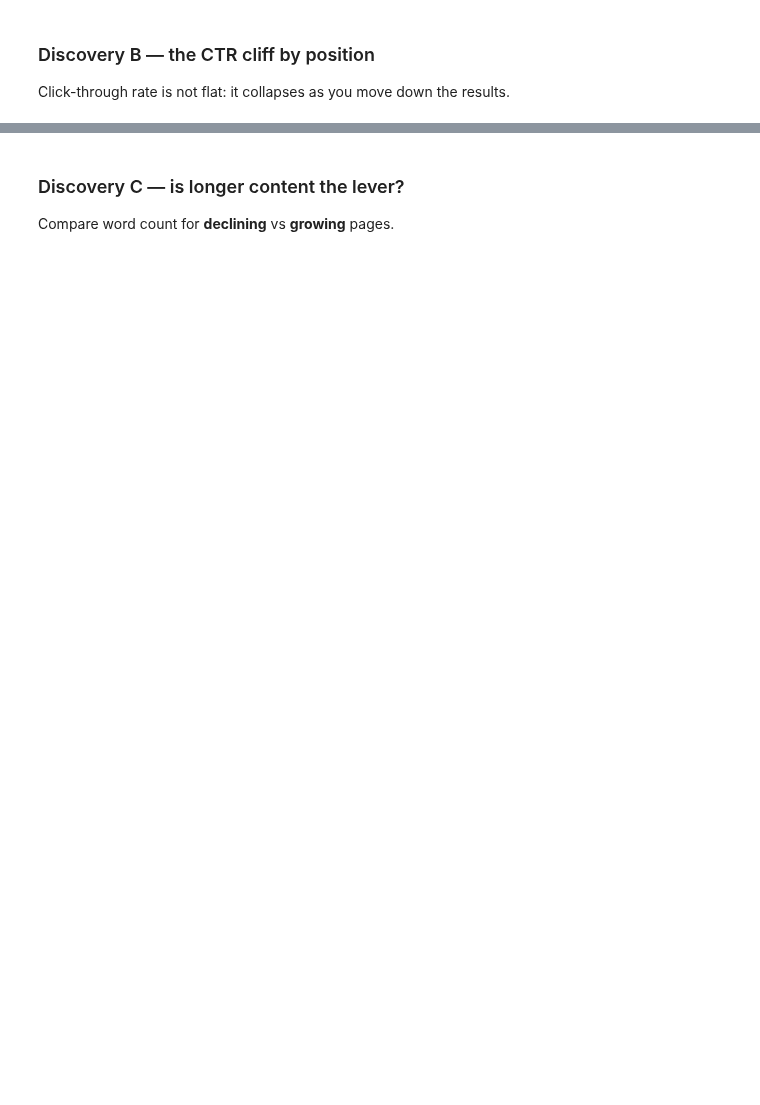
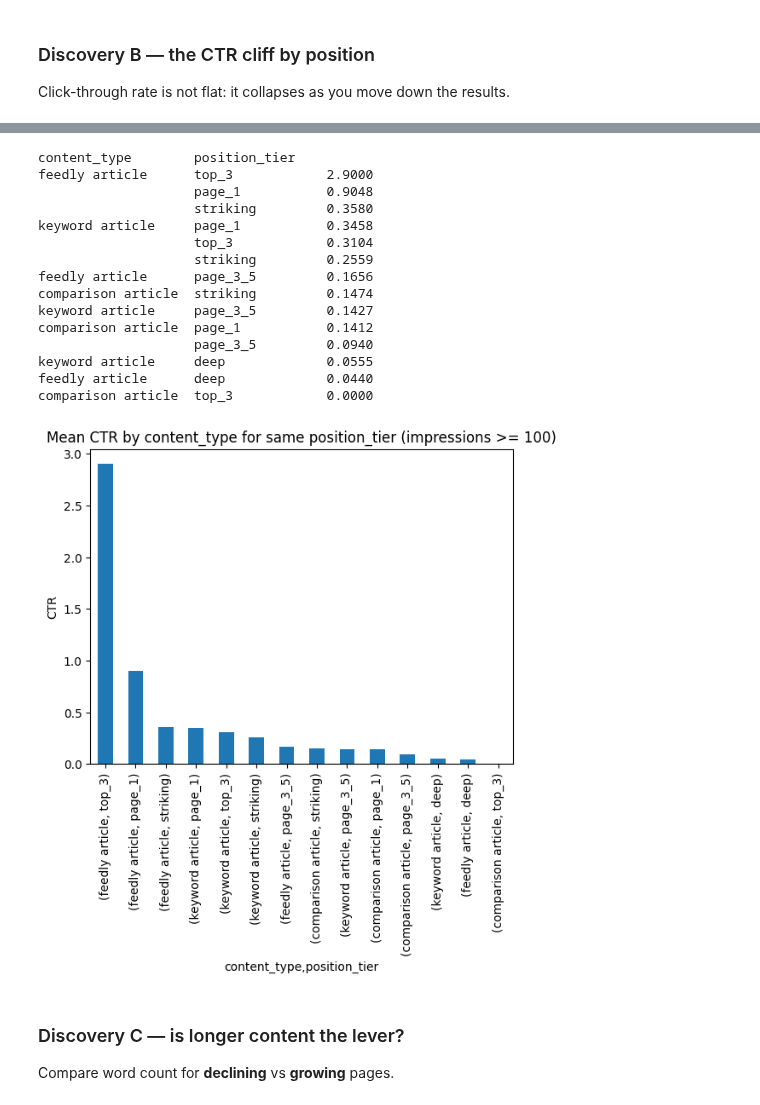
Before and after one commit to saifsame7/FlyRank-Internship-, a Jupyter notebook: notebooks/01_first_look_and_discovery.ipynb, the cells around one changed output, grey strips where cells are left out. Cells and saved outputs as stored; diff of their text form; code cells hidden in the pictures; blank space fills up the shorter version.

```diff
--- a/notebooks/01_first_look_and_discovery.ipynb
+++ b/notebooks/01_first_look_and_discovery.ipynb
@@ -81,3 +142,26 @@ ctr_by_pos.plot(kind="bar", title="Mean CTR by position tier (impressions >= 100
+# %%
+#the worst CTR for content_type at the same position_tier
+visible = df[df["impressions_90d"] >= 100]
+content_by_CTR = visible.groupby(["content_type","position_tier"])["ctr"].mean().sort_values(ascending=False)
+print(content_by_CTR.round(4).to_string())
+content_by_CTR.plot(kind="bar", title="Mean CTR by content_type for same position_tier (impressions >= 100)", ylabel="CTR");
+# %% [output]
+content_type        position_tier
+feedly article      top_3            2.9000
+                    page_1           0.9048
+                    striking         0.3580
+keyword article     page_1           0.3458
+                    top_3            0.3104
+                    striking         0.2559
+feedly article      page_3_5         0.1656
+comparison article  striking         0.1474
+keyword article     page_3_5         0.1427
+comparison article  page_1           0.1412
+                    page_3_5         0.0940
+keyword article     deep             0.0555
+feedly article      deep             0.0440
+comparison article  top_3            0.0000
+[figure, added]
 # %% [markdown]
 ### Discovery C — is longer content the lever?
 Compare word count for **declining** vs **growing** pages.
```
Also changed, not shown: parts of 13 cells of this notebook.
